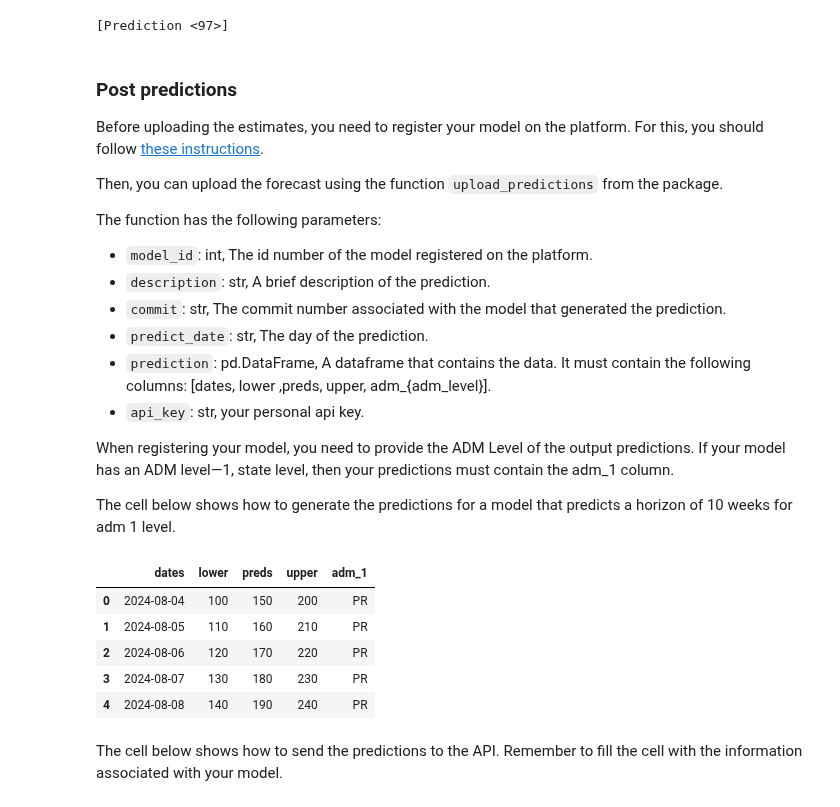
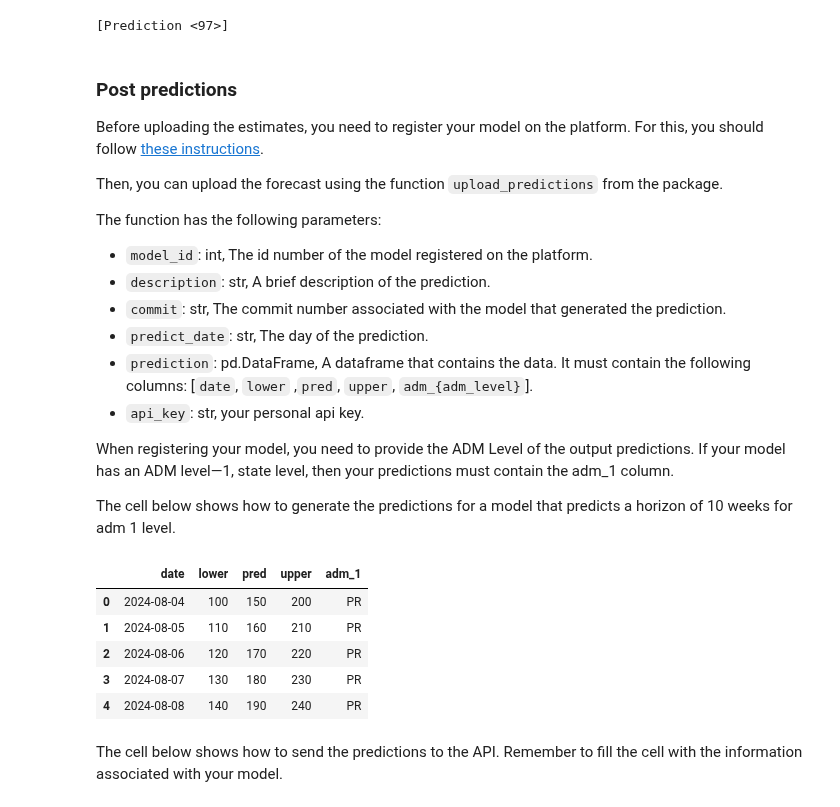
Before and after one commit to Mosqlimate-project/mosqlimate-client, a Jupyter notebook: docs/tutorials/predictions.ipynb, the cells around one changed output. Saved outputs shown, nothing was run; the diff lists cells and outputs as text; code cells hidden in the pictures.

```diff
--- a/docs/tutorials/predictions.ipynb
+++ b/docs/tutorials/predictions.ipynb
@@ -93,7 +93,7 @@ The function has the following parameters:
 * `description`: str, A brief description of the prediction.
 * `commit`: str, The commit number associated with the model that generated the prediction.
 * `predict_date`: str, The day of the prediction.
-* `prediction`: pd.DataFrame, A dataframe that contains the data. It must contain the following columns: [dates, lower ,preds, upper, adm_{adm_level}].
+* `prediction`: pd.DataFrame, A dataframe that contains the data. It must contain the following columns: [`date`, `lower` ,`pred`, `upper`, `adm_{adm_level}`].
 * `api_key`: str, your personal api key.
 
 When registering your model, you need to provide the ADM Level of the output predictions. If your model has an ADM level—1, state level, then your predictions must contain the adm_1 column.
@@ -102,18 +102,18 @@ The cell below shows how to generate the predictions for a model that predicts a
 # %%
 import numpy as np
 import pandas as pd
 
 df_preds = pd.DataFrame()
 
-df_preds['dates'] = pd.date_range(start='2024-08-04', periods=10)
+df_preds['date'] = pd.date_range(start='2024-08-04', periods=10)
 df_preds['lower'] = np.arange(100, 200, 10)
-df_preds['preds'] = np.arange(150, 250, 10)
+df_preds['pred'] = np.arange(150, 250, 10)
 df_preds['upper'] = np.arange(200, 300, 10)
 df_preds['adm_1'] = 10*['PR']
 
 df_preds.head()
 # %% [output]
-|  | dates | lower | preds | upper | adm_1 |
+|  | date | lower | pred | upper | adm_1 |
 | 0 | 2024-08-04 | 100 | 150 | 200 | PR |
 | 1 | 2024-08-05 | 110 | 160 | 210 | PR |
 | 2 | 2024-08-06 | 120 | 170 | 220 | PR |
```
Also changed, not shown: parts of 2 cells of this notebook, 3 other files.
